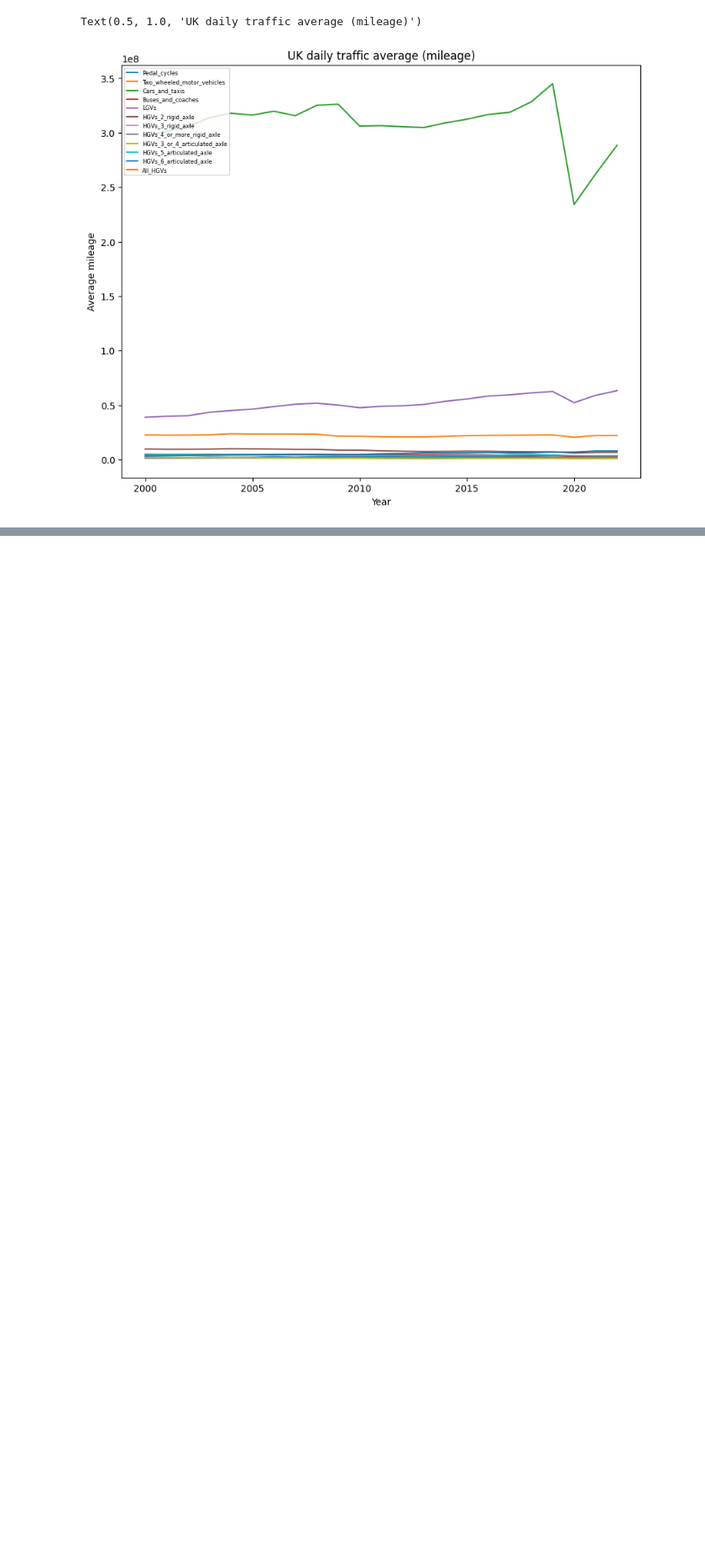
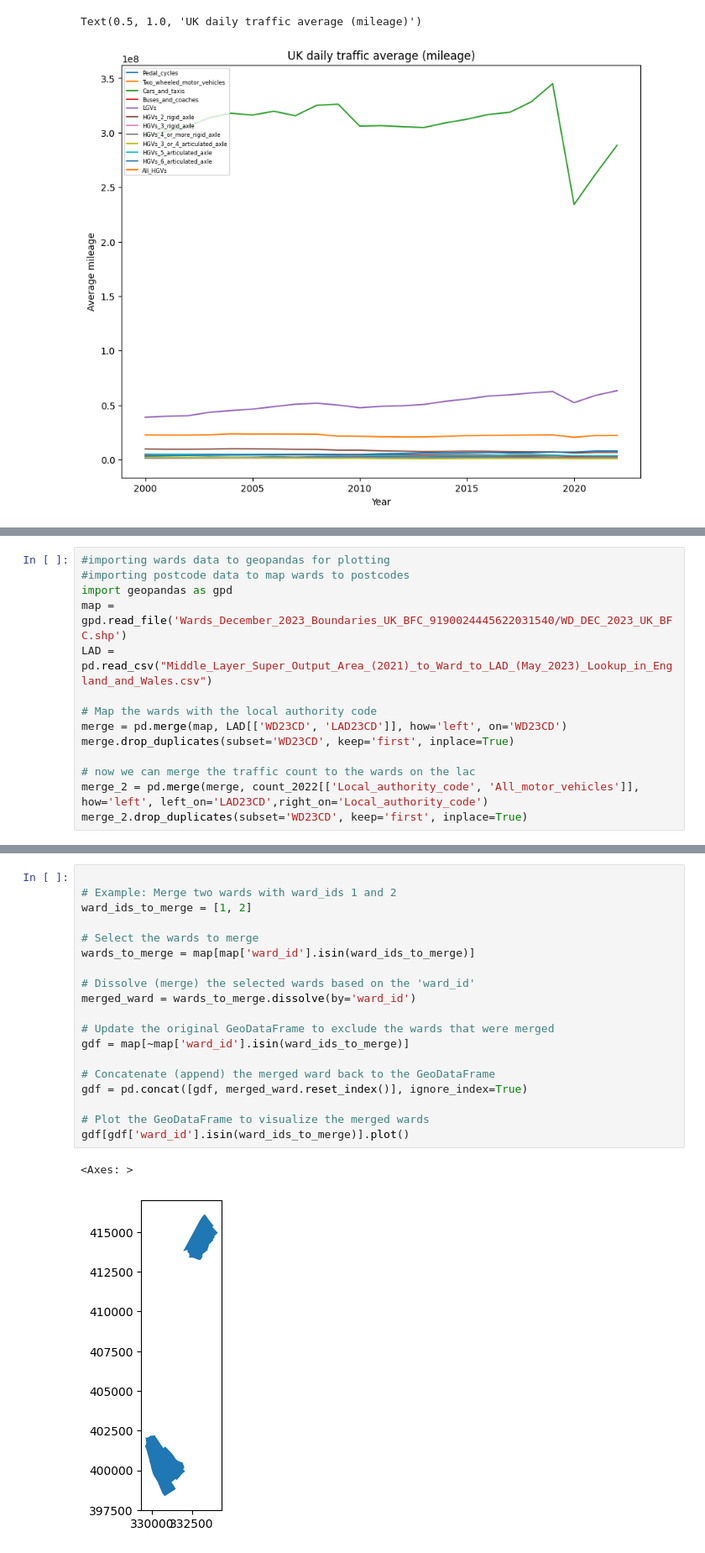
Before and after one commit to andyghpro/ev-forecast, a Jupyter notebook: test.ipynb, the cells around one changed output, grey strips where cells are left out. Shown: that part at 84% size. Saved outputs shown, nothing was run; the diff lists cells and outputs as text; blank space fills up the shorter version.

```diff
--- a/test.ipynb
+++ b/test.ipynb
@@ -84,0 +104,14 @@ df_all.plot(title='All motor vehicles average daily traffic (mileage)')
+# %%
+#importing wards data to geopandas for plotting
+#importing postcode data to map wards to postcodes
+import geopandas as gpd
+map = gpd.read_file('Wards_December_2023_Boundaries_UK_BFC_9190024445622031540/WD_DEC_2023_UK_BFC.shp')
+LAD = pd.read_csv("Middle_Layer_Super_Output_Area_(2021)_to_Ward_to_LAD_(May_2023)_Lookup_in_England_and_Wales.csv")
+
+# Map the wards with the local authority code
+merge = pd.merge(map, LAD[['WD23CD', 'LAD23CD']], how='left', on='WD23CD')
+merge.drop_duplicates(subset='WD23CD', keep='first', inplace=True)
+
+# now we can merge the traffic count to the wards on the lac
+merge_2 = pd.merge(merge, count_2022[['Local_authority_code', 'All_motor_vehicles']], how='left', left_on='LAD23CD',right_on='Local_authority_code')
+merge_2.drop_duplicates(subset='WD23CD', keep='first', inplace=True)
@@ -113,0 +238,22 @@ gdf_uk_regions.reset_index(drop=True, inplace=True)
+# %%
+
+# Example: Merge two wards with ward_ids 1 and 2
+ward_ids_to_merge = [1, 2]
+
+# Select the wards to merge
+wards_to_merge = map[map['ward_id'].isin(ward_ids_to_merge)]
+
+# Dissolve (merge) the selected wards based on the 'ward_id'
+merged_ward = wards_to_merge.dissolve(by='ward_id')
+
+# Update the original GeoDataFrame to exclude the wards that were merged
+gdf = map[~map['ward_id'].isin(ward_ids_to_merge)]
+
+# Concatenate (append) the merged ward back to the GeoDataFrame
+gdf = pd.concat([gdf, merged_ward.reset_index()], ignore_index=True)
+
+# Plot the GeoDataFrame to visualize the merged wards
+gdf[gdf['ward_id'].isin(ward_ids_to_merge)].plot()
+# %% [output]
+<Axes: >
+[figure, added]
```
Also changed, not shown: parts of 10 cells of this notebook.
